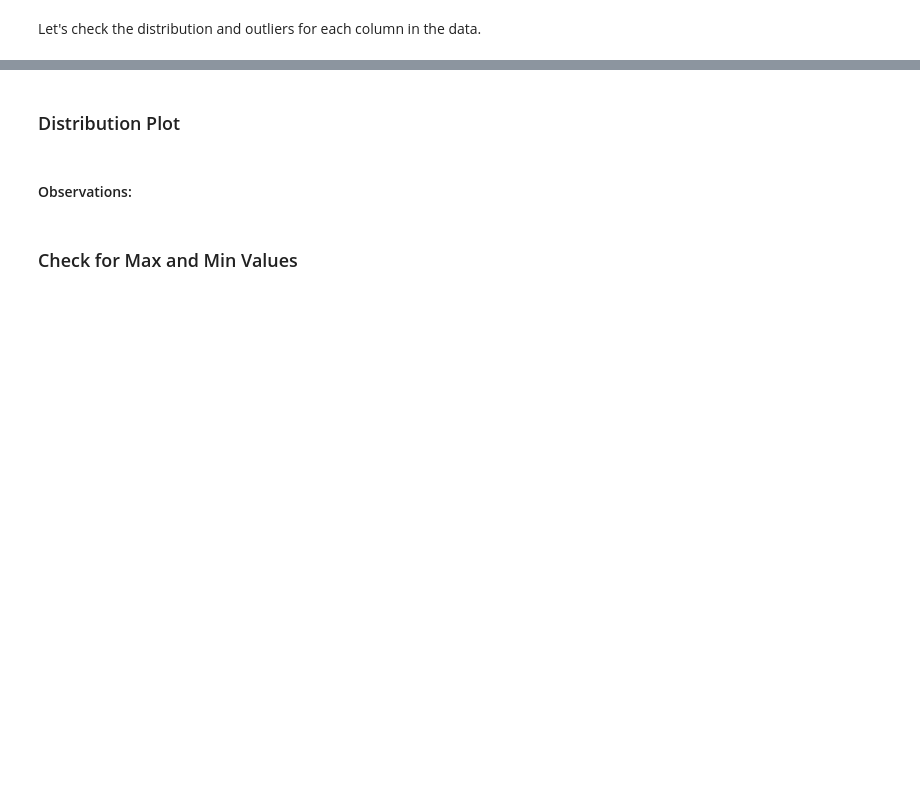
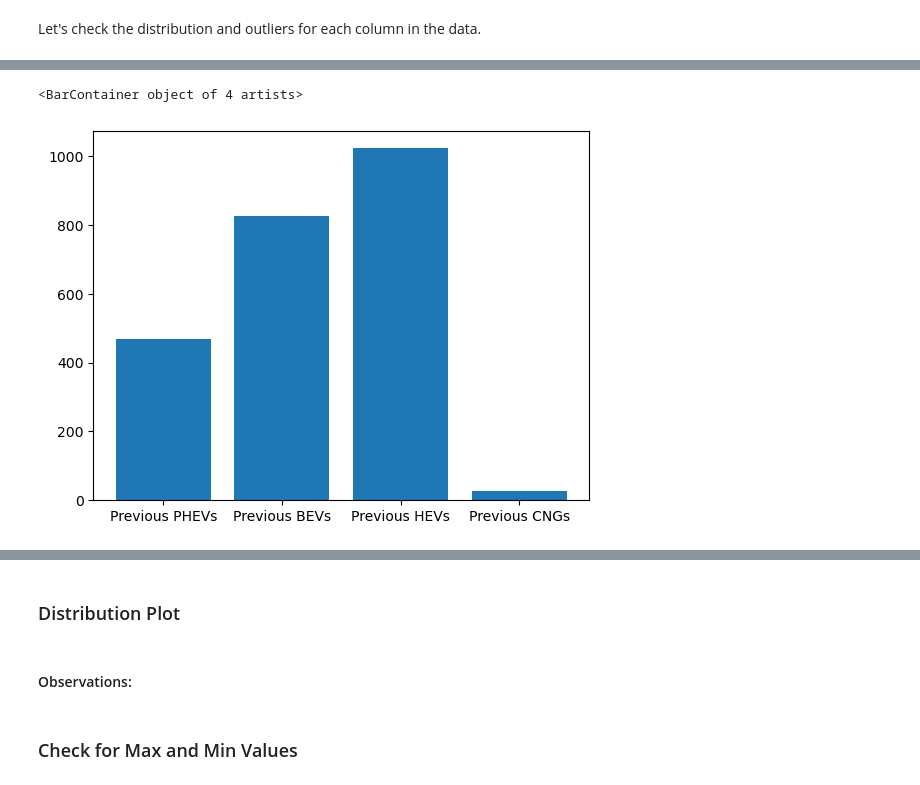
Before and after one commit to whartzler/Class_Project, a Jupyter notebook: Project_Template.ipynb, the cells around one changed output, grey strips where cells are left out. Drawn from its saved outputs; the diff is of its cells as text; code cells hidden in the pictures; blank space fills up the shorter version.

```diff
--- a/Project_Template.ipynb
+++ b/Project_Template.ipynb
@@ -78,13 +87,14 @@ fcv_df.dtypes
 # Update Column Names
 fcv_df = fcv_df.rename(columns={'Month Year[subm...Date submitted]':'Month/Year Submitted',
                                 'Month[Month Yea...ate submitted]]': 'Month Submitted',
-                               'Year[Month Year...ate submitted]]':'Year Submitted'})
+                               'Year[Month Year...ate submitted]]':'Year Submitted',
+                               'Annual VMT Estimate ':'Annual VMT Estimate'})
 # %%
 #Split Carmain into separate columns
 fcv_df[['Model Year', 'Manufacturer', 'Model']] = fcv_df['Carmain'].str.split(' ', n=2, expand=True)
 
 #Drop Carmain, & ID as not longer needed
-fcv_df = fcv_df.drop(columns=['Carmain','id. Response ID'],axis=1)
+fcv_df = fcv_df.drop(columns=['Carmain','id. Response ID','Month/Year Submitted','submitdate. Date submitted'],axis=1)
 # %% [markdown]
 ### Missing Values
 
@@ -231,0 +399,7 @@ histogram_boxplot(fcv_df['Household Income'])
+# %%
+# Datasets
+previous_car = fcv_df[['Previous PHEVs','Previous BEVs', 'Previous HEVs', 'Previous CNGs']]
+household_demographics_df = fcv_df[['Household Income','Home ownership (own 1)', 'Home Type (detached 1)',
+                                    'Highest Level of Education','Number of people in the household', 'Age','Gender (Male 1)',]]
+commute_df = fcv_df[['Longest trip in the last 12 months','Number of trips over 200 miles in the last 12 months','One-way commute distance','Annual VMT Estimate']]
+current_car_df = fcv_df[['Model Year', 'Manufacturer','Model']]
@@ -231,0 +408,5 @@ histogram_boxplot(fcv_df['Household Income'])
+# %%
+previous_car_sum = pd.DataFrame({'total': previous_car.sum()})
+previous_car_sum = previous_car_sum.reset_index()
+previous_car_sum = previous_car_sum.rename(columns={'index': 'Previous_Car'})
+previous_car_sum
@@ -231,0 +419,5 @@ histogram_boxplot(fcv_df['Household Income'])
+# %%
+plt.bar(previous_car_sum['Previous_Car'],previous_car_sum['total'])
+# %% [output]
+<BarContainer object of 4 artists>
+[figure, added]
```
Also changed, not shown: parts of 25 cells of this notebook.
